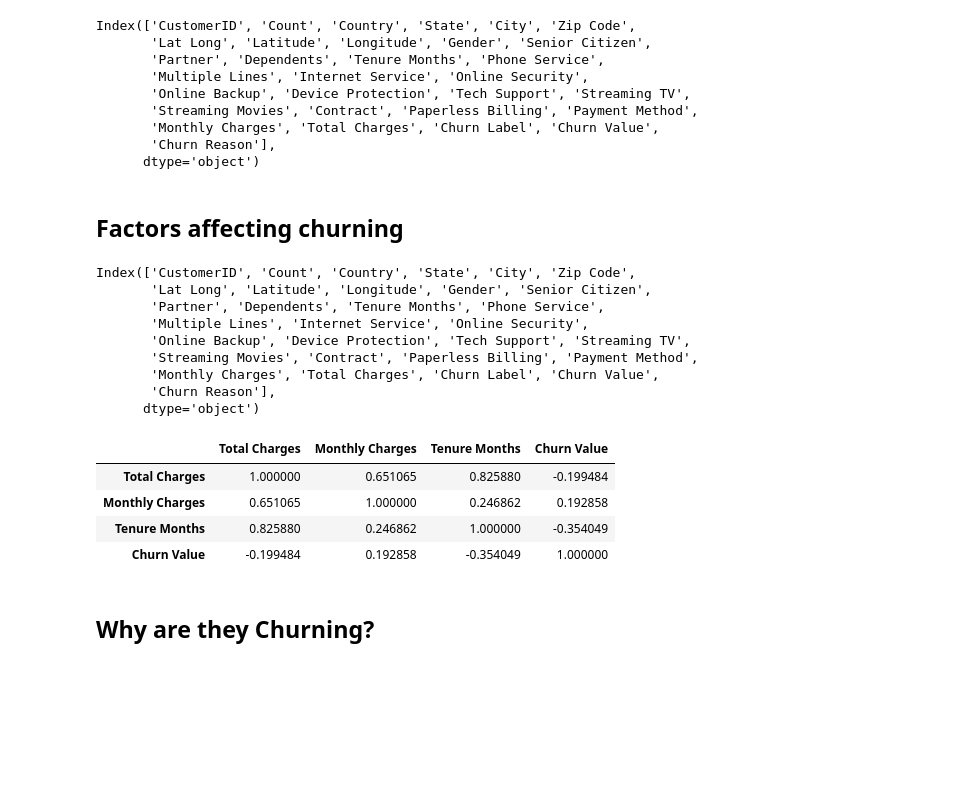
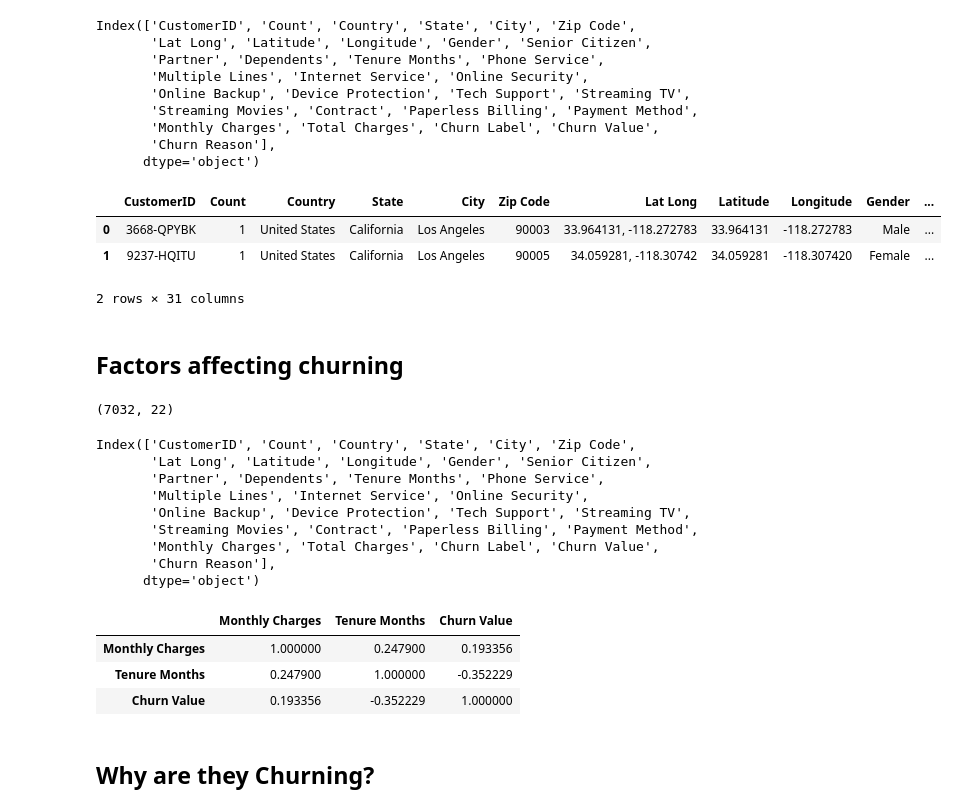
Before and after one commit to aditya2695/Customer-Churn-Prediction, a Jupyter notebook: churn_eda.ipynb, the cells around one changed output. Saved outputs shown, nothing was run; the diff lists cells and outputs as text; code cells hidden in the pictures; blank space fills up the shorter version.

```diff
--- a/churn_eda.ipynb
+++ b/churn_eda.ipynb
@@ -173,6 +169,13 @@ Index(['CustomerID', 'Count', 'Country', 'State', 'City', 'Zip Code',
        'Monthly Charges', 'Total Charges', 'Churn Label', 'Churn Value',
        'Churn Reason'],
       dtype='object')
+# %%
+churners.head(2)
+# %% [output]
+|  | CustomerID | Count | Country | State | City | Zip Code | Lat Long | Latitude | Longitude | Gender | ... |
+| 0 | 3668-QPYBK | 1 | United States | California | Los Angeles | 90003 | 33.964131, -118.272783 | 33.964131 | -118.272783 | Male | ... |
+| 1 | 9237-HQITU | 1 | United States | California | Los Angeles | 90005 | 34.059281, -118.30742 | 34.059281 | -118.307420 | Female | ... |
+2 rows × 31 columns
 # %% [markdown]
 ## Factors affecting churning
 # %%
@@ -193,30 +196,43 @@ def feature_eng(df):
         df['Total Charges'] = df['Total Charges'].astype('float')
         df['Monthly Charges'] = df['Monthly Charges'].astype('float')
 
+        cols_to_drop =  ['Country',
+                    'City',
+                    'State',
+                    'Zip Code',
+                    'Lat Long',
+                    'Total Charges',
+                    'Latitude',
+                    'Longitude',
+                    'Churn Reason'
+        ]
+        df.drop(columns=cols_to_drop, inplace=True)
 
         return df
 
-df  =feature_eng(df)
-
-print(df.columns)
-
-churn_corr=df[churn_factors].corr()
-churn_corr
+df_new  =feature_eng(df)
+df_new.shape
 # %% [output]
-Index(['CustomerID', 'Count', 'Country', 'State', 'City', 'Zip Code',
-       'Lat Long', 'Latitude', 'Longitude', 'Gender', 'Senior Citizen',
-       'Partner', 'Dependents', 'Tenure Months', 'Phone Service',
-       'Multiple Lines', 'Internet Service', 'Online Security',
-       'Online Backup', 'Device Protection', 'Tech Support', 'Streaming TV',
-       'Streaming Movies', 'Contract', 'Paperless Billing', 'Payment Method',
-       'Monthly Charges', 'Total Charges', 'Churn Label', 'Churn Value',
-       'Churn Reason'],
-      dtype='object')
+(7032, 22)
-|  | Total Charges | Monthly Charges | Tenure Months | Churn Value |
-| Total Charges | 1.000000 | 0.651065 | 0.825880 | -0.199484 |
-| Monthly Charges | 0.651065 | 1.000000 | 0.246862 | 0.192858 |
-| Tenure Months | 0.825880 | 0.246862 | 1.000000 | -0.354049 |
-| Churn Value | -0.199484 | 0.192858 | -0.354049 | 1.000000 |
+# %%
+print(df.columns)
+
+churn_corr=df[churn_factors].corr()
+churn_corr
+# %% [output]
+Index(['CustomerID', 'Count', 'Country', 'State', 'City', 'Zip Code',
+       'Lat Long', 'Latitude', 'Longitude', 'Gender', 'Senior Citizen',
+       'Partner', 'Dependents', 'Tenure Months', 'Phone Service',
+       'Multiple Lines', 'Internet Service', 'Online Security',
+       'Online Backup', 'Device Protection', 'Tech Support', 'Streaming TV',
+       'Streaming Movies', 'Contract', 'Paperless Billing', 'Payment Method',
+       'Monthly Charges', 'Total Charges', 'Churn Label', 'Churn Value',
+       'Churn Reason'],
+      dtype='object')
+|  | Monthly Charges | Tenure Months | Churn Value |
+| Monthly Charges | 1.000000 | 0.247900 | 0.193356 |
+| Tenure Months | 0.247900 | 1.000000 | -0.352229 |
+| Churn Value | 0.193356 | -0.352229 | 1.000000 |
 # %% [markdown]
 ## Why are they Churning?
 # %%
```
Also changed, not shown: parts of 12 cells of this notebook.
